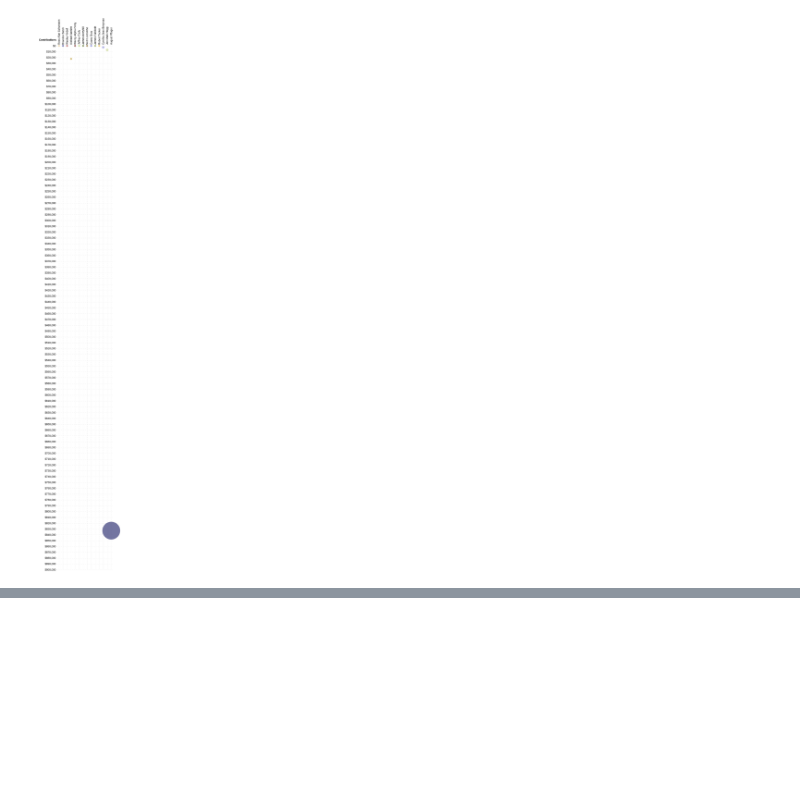
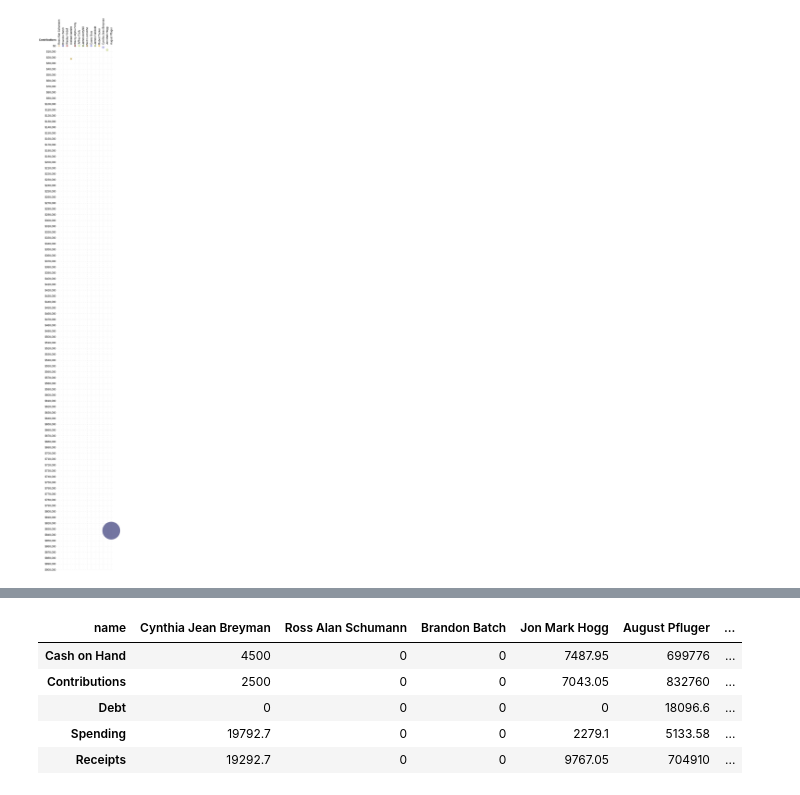
Before and after one commit to nemo-omen/tx-politics, a Jupyter notebook: 11th_district.ipynb, the cells around one changed output, grey strips where cells are left out. Saved outputs shown, nothing was run; the diff lists cells and outputs as text; code cells hidden in the pictures; blank space fills up the shorter version.

```diff
--- a/11th_district.ipynb
+++ b/11th_district.ipynb
@@ -273,0 +355,26 @@ finchart.save('finchart.html', embed_options={'actions': False})
+# %%
+new_header = json.loc['name']
+# %%
+json = pd.read_json('fec/all_totals_2019.json')
+# %%
+json.columns = new_header
+json.drop('name', axis=0, inplace=True)
+# %%
+json.rename(index={
+    'cash_on_hand_end_period': 'Cash on Hand',
+    'contributions':'Contributions',
+    'debts_owed_by_committee': 'Debt',
+    'disbursements': 'Spending',
+    'receipts':'Receipts'
+    },
+    inplace=True
+           )
+# %%
+json
+# %% [output]
+| name | Cynthia Jean Breyman | Ross Alan Schumann | Brandon Batch | Jon Mark Hogg | August Pfluger | ... |
+| Cash on Hand | 4500 | 0 | 0 | 7487.95 | 699776 | ... |
+| Contributions | 2500 | 0 | 0 | 7043.05 | 832760 | ... |
+| Debt | 0 | 0 | 0 | 0 | 18096.6 | ... |
+| Spending | 19792.7 | 0 | 0 | 2279.1 | 5133.58 | ... |
+| Receipts | 19292.7 | 0 | 0 | 9767.05 | 704910 | ... |
```
Also changed, not shown: parts of 4 cells of this notebook, 4 other files.
